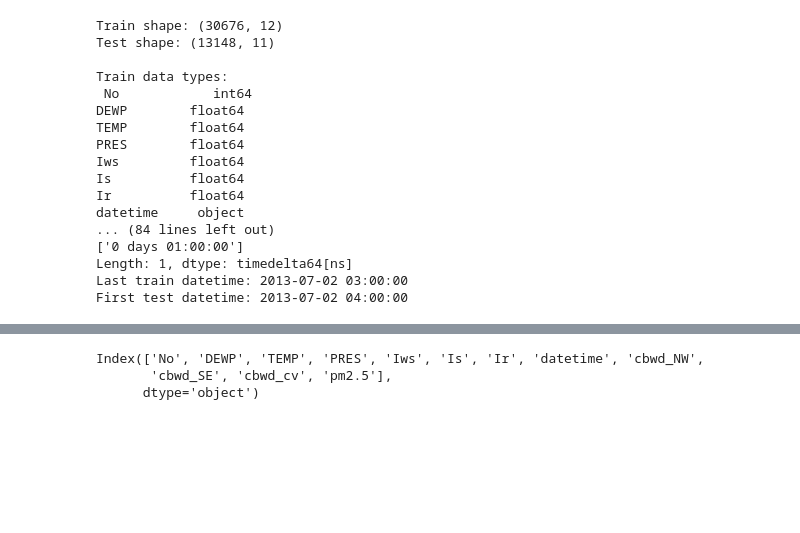
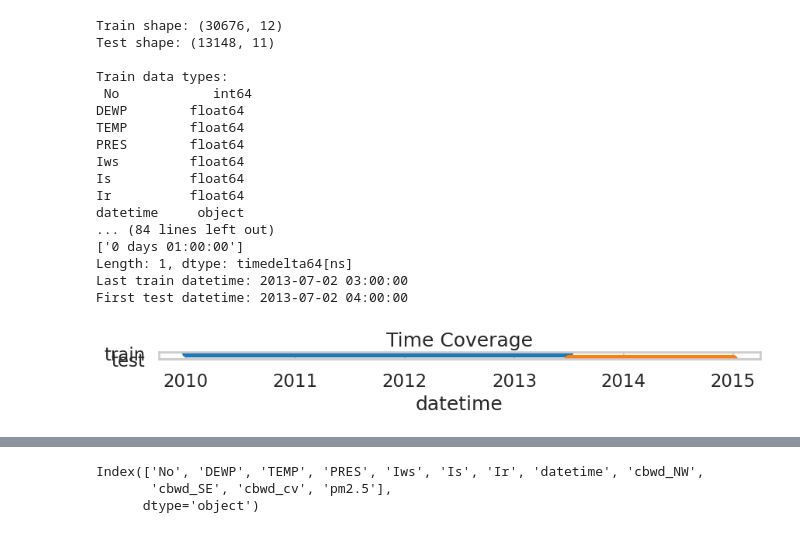
Before and after one commit to l-isaro/air-pollution-beinjing, a Jupyter notebook: air_quality_forecasting_starter_code.ipynb, the cells around one changed output, grey strips where cells are left out. Cells and saved outputs as stored; diff of their text form; code cells hidden in the pictures; blank space fills up the shorter version.

```diff
--- a/air_quality_forecasting_starter_code.ipynb
+++ b/air_quality_forecasting_starter_code.ipynb
@@ -152,0 +71,26 @@ else:
+# %%
+import numpy as np
+import pandas as pd
+import matplotlib.pyplot as plt
+from pandas.plotting import autocorrelation_plot
+
+# Ensure datetime type
+train['datetime'] = pd.to_datetime(train['datetime'])
+test['datetime']  = pd.to_datetime(test['datetime'])
+
+TARGET = 'pm2.5'
+TIME   = 'datetime'
+
+# Identify numeric feature columns (exclude target & any non-features)
+num_cols = [c for c in train.select_dtypes(include=[np.number]).columns if c != TARGET]
+# %%
+plt.figure(figsize=(9, 1.6))
+plt.plot([train[TIME].min(), train[TIME].max()], [1, 1], linewidth=8)
+plt.plot([test[TIME].min(),  test[TIME].max()],  [0, 0], linewidth=8)
+plt.yticks([0,1], ['test','train'])
+plt.title('Time Coverage')
+plt.xlabel('datetime')
+plt.tight_layout()
+plt.show()
+# %% [output]
+[figure, added]
```
Also changed, not shown: parts of 7 cells of this notebook.
